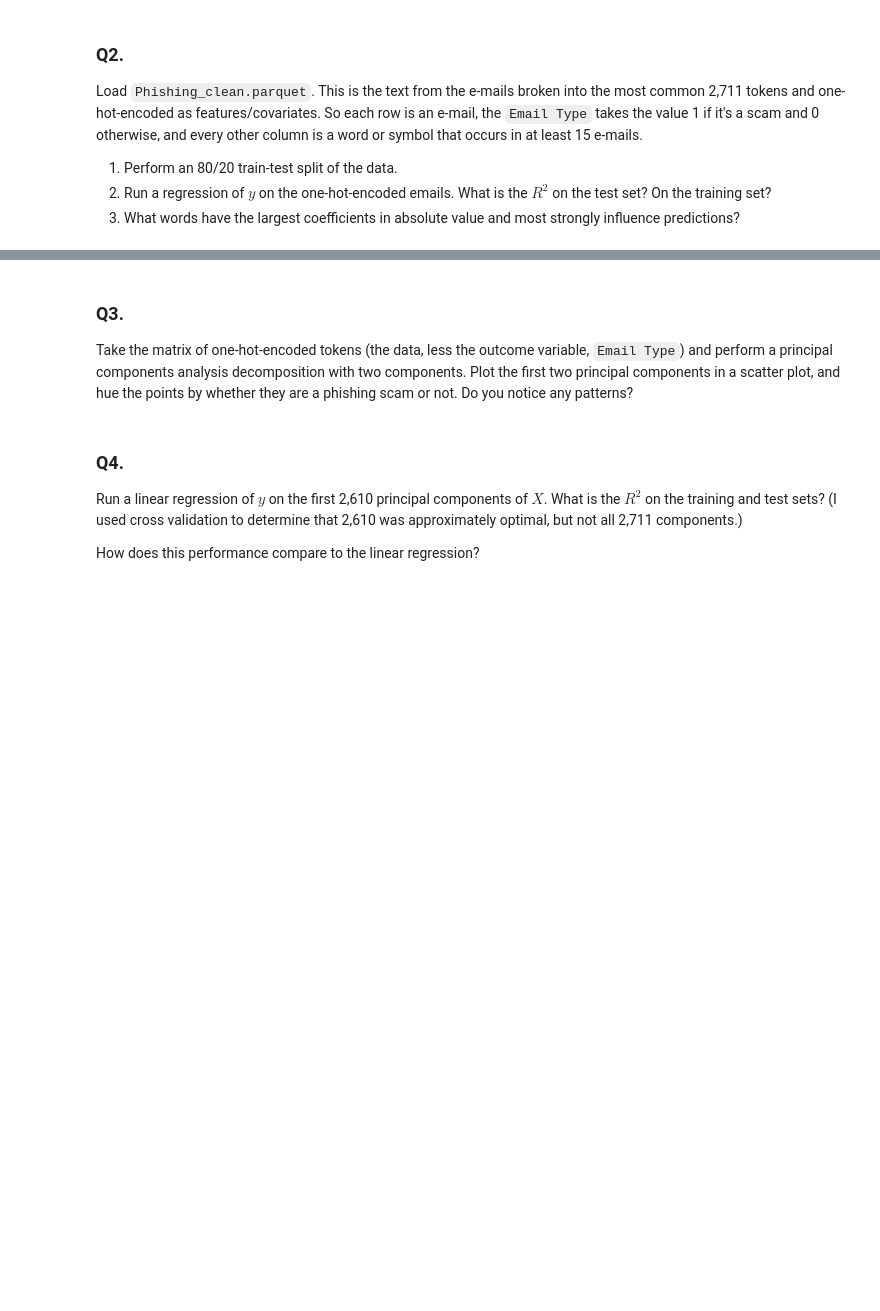
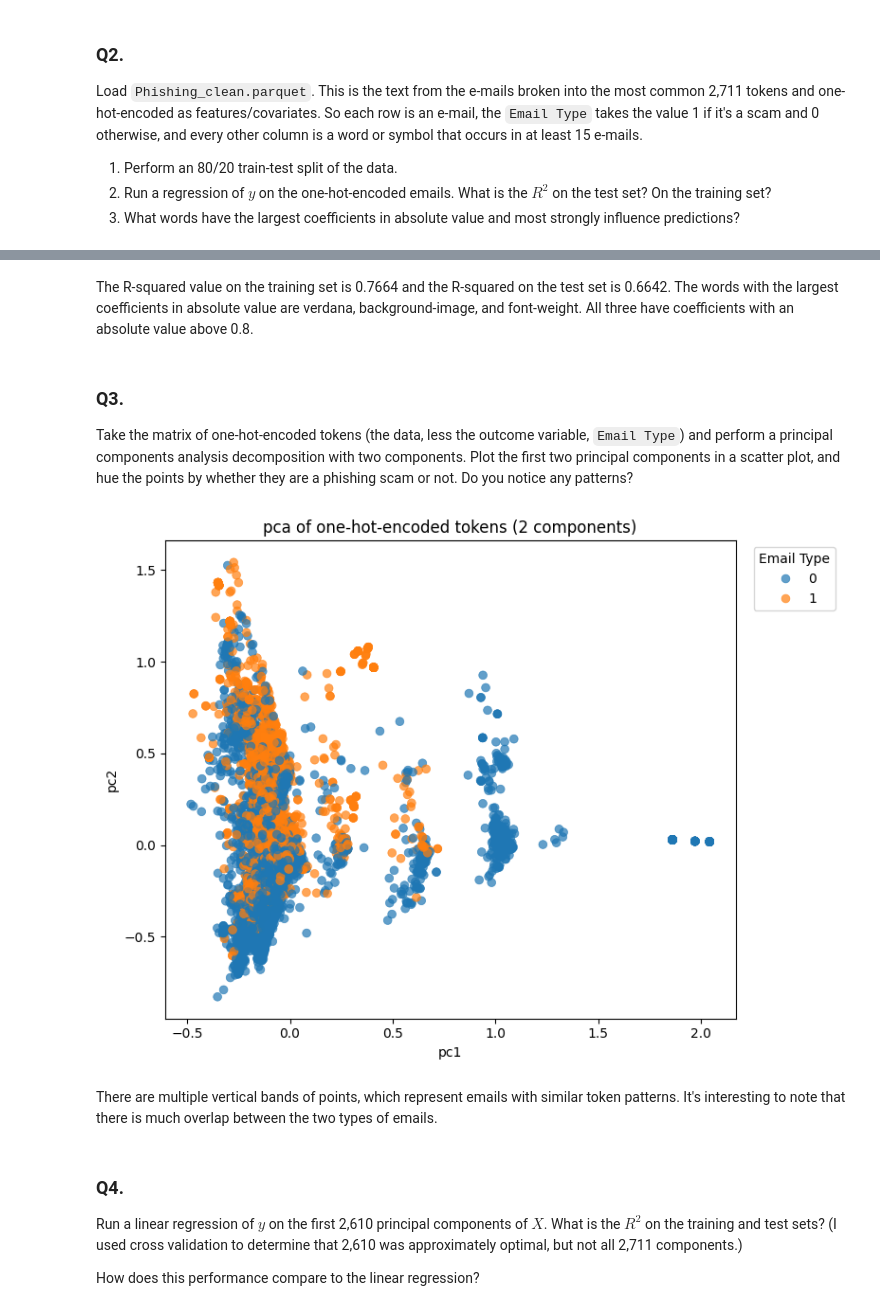
Before and after one commit to amn8ge/pca_assignment, a Jupyter notebook: assignment.ipynb, the cells around one changed output, grey strips where cells are left out. Saved outputs shown, nothing was run; the diff lists cells and outputs as text; code cells hidden in the pictures; blank space fills up the shorter version.

```diff
--- a/assignment.ipynb
+++ b/assignment.ipynb
@@ -71,7 +137,38 @@ Load `Phishing_clean.parquet`. This is the text from the e-mails broken into the
+# %% [markdown]
+The R-squared value on the training set is 0.7664 and the R-squared on the test set is 0.6642. The words with the largest coefficients in absolute value are verdana, background-image, and font-weight. All three have coefficients with an absolute value above 0.8.
 # %% [markdown]
 ### Q3.
 
 Take the matrix of one-hot-encoded tokens (the data, less the outcome variable, `Email Type`) and perform a principal components analysis decomposition with two components. Plot the first two principal components in a scatter plot, and hue the points by whether they are a phishing scam or not. Do you notice any patterns?
+# %%
+from sklearn.decomposition import PCA
+
+X = data.drop(['Email Type'], axis = 1)
+y = data['Email Type']
+
+# one-hot encode all predictors
+X_enc = pd.get_dummies(X)
+
+# pca
+pca2 = PCA(n_components=2)
+Z = pca2.fit_transform(X_enc)
+
+# scatter plot of the first two pcs
+pc_df = pd.DataFrame(Z, columns=['PC1', 'PC2'])
+pc_df['Email Type'] = y.values
+
+plt.figure(figsize=(8,6))
+sns.scatterplot(data=pc_df, x='PC1', y='PC2', hue='Email Type', alpha=0.7, s=40, edgecolor=None)
+plt.title('pca of one-hot-encoded tokens (2 components)')
+plt.xlabel('pc1')
+plt.ylabel('pc2')
+plt.legend(title='Email Type', bbox_to_anchor=(1.02, 1), loc='upper left')
+plt.tight_layout()
+plt.show()
+# %% [output]
+[figure, added]
+# %% [markdown]
+There are multiple vertical bands of points, which represent emails with similar token patterns. It's interesting to note that there is much overlap between the two types of emails.
 # %% [markdown]
 ### Q4.
 
```
Also changed, not shown: parts of 7 cells of this notebook.
